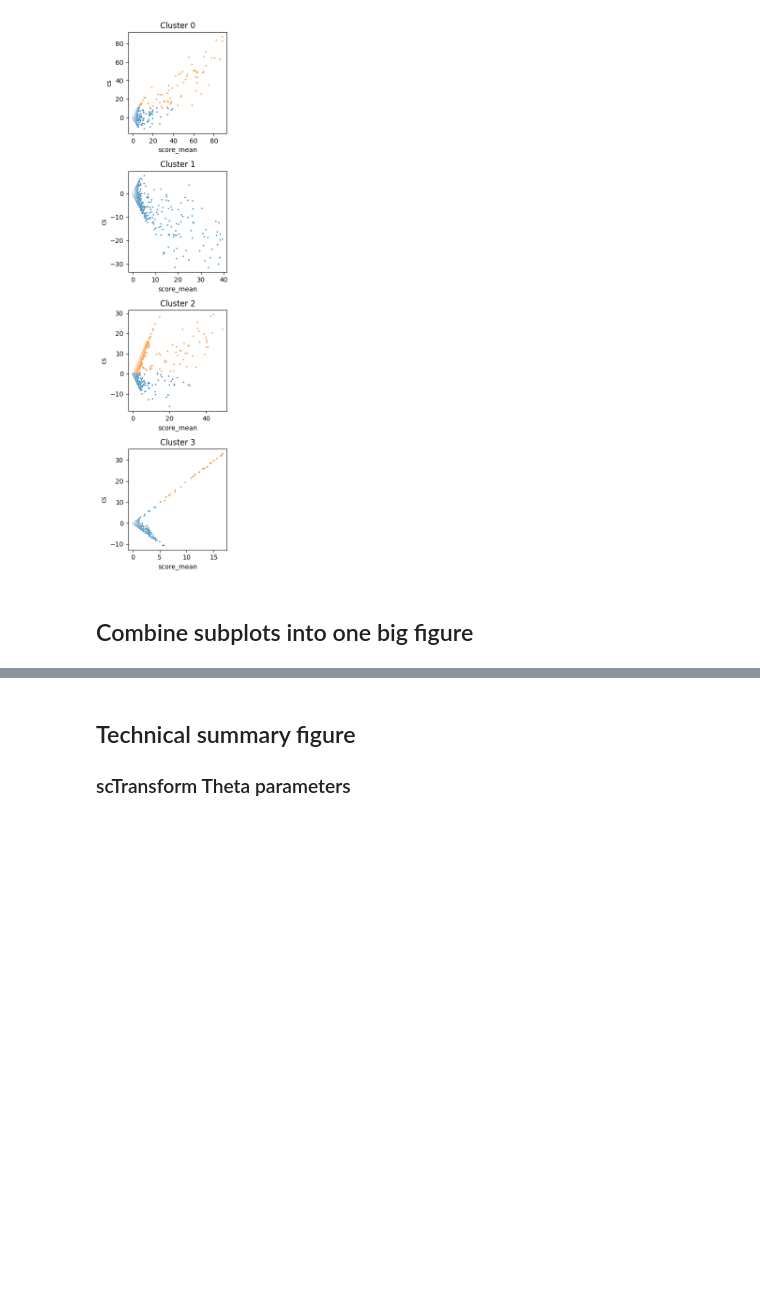
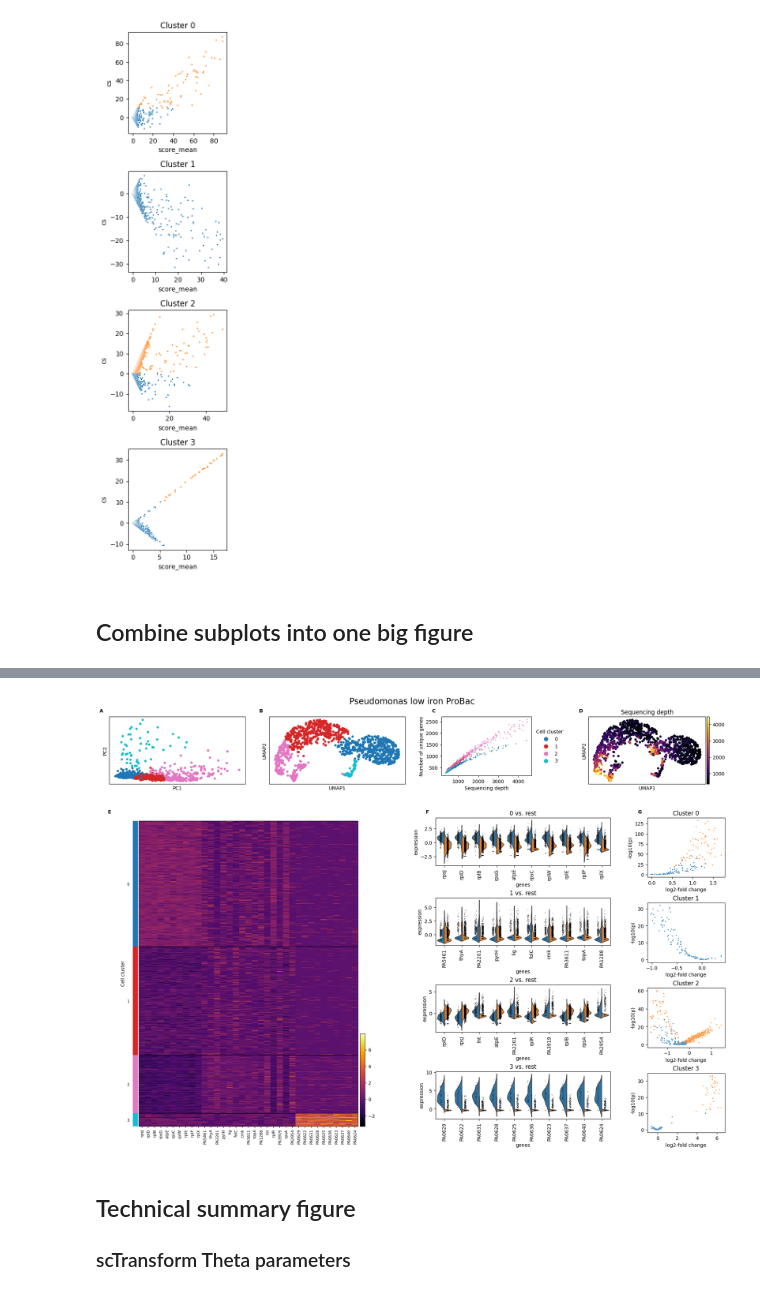
Before and after one commit to bio-datascience/BacSC, a Jupyter notebook: analysis/P_aero_S2S3/S2_Summary_figures.ipynb, the cells around one changed output, grey strips where cells are left out. Cells and saved outputs as stored; diff of their text form; code cells hidden in the pictures; blank space fills up the shorter version.

```diff
--- a/analysis/P_aero_S2S3/S2_Summary_figures.ipynb
+++ b/analysis/P_aero_S2S3/S2_Summary_figures.ipynb
@@ -275,6 +304,7 @@ i = 0
 for c in clusters:
     plot_genes = data_gene_cluster.uns["ClusterDE_results"][c].iloc[:n_genes,:].index.tolist()
     sc.pl.rank_genes_groups_violin(data_gene_cluster, gene_names=plot_genes, key="ClusterDE_results", groups=c, ax=axs_violin[i], show=False)
+    axs_violin[i].set(xticklabels=data_gene.var.loc[plot_genes]["Gene"])
 
     i += 1
 
@@ -295,33 +325,35 @@ for c in clusters:
     lfc = sum_group_1 - sum_group_0
 
     pvals_test["log2fold"] = lfc
     pvals_test["is_de"] = (pvals_test["q"] <= 0.05)
 
     perc_zero_clust = (np.sum(data_gene_cluster[data_gene_cluster.obs["leiden_opt"] == c].layers["counts"].toarray() == 0, axis=0))/(data_gene_cluster[data_gene_cluster.obs["leiden_opt"] == c].shape[0])
     percent_zeros = pd.DataFrame({"perc_zero": perc_zero_clust}, index=data_gene_cluster.var_names)
     pvals_test["percent_zero"] = percent_zeros["perc_zero"]
 
     sns.scatterplot(pvals_test[pvals_test["percent_zero"] <= 0.5], x="log2fold", y="pval_trafo_data", hue="is_de", alpha=1, s=5, ax=axs_volcano[i])
     axs_volcano[i].set_title(f"Cluster {c}")
     axs_volcano[i].get_legend().remove()
     axs_volcano[i].set(xlabel="log2-fold change", ylabel="-log10(p)")
     i += 1
 
 axes = [ax_pca, ax_umap_cluster, ax_scatter, ax_umap_seqdepth, heatmap_ax, axs_violin, axs_volcano]
 labels = ["A", "B", "C", "D", "E", "F", "G"]
 
 for ax, label in zip(axes, labels):
     if type(ax) == np.ndarray:
         ax = ax[0]
     trans = mtransforms.ScaledTranslation(-20/72, 7/72, fig.dpi_scale_trans)
     ax.text(0.0, 1.0, label, transform=ax.transAxes + trans,
             fontsize='medium', va='bottom', fontweight="bold")
 
 fig.suptitle('Pseudomonas low iron ProBac', fontsize='xx-large')
 plt.savefig(f"{figure_path}/{dataset_name}_summary_figure.svg", format="svg")
 plt.savefig(f"{figure_path}/{dataset_name}_summary_figure.png", format="png", dpi=300)
 
 plt.show()
+# %% [output]
+[figure, added]
 # %% [markdown]
 ## Technical summary figure
 
```
Also changed, not shown: parts of 4 cells of this notebook, 15 other files.
